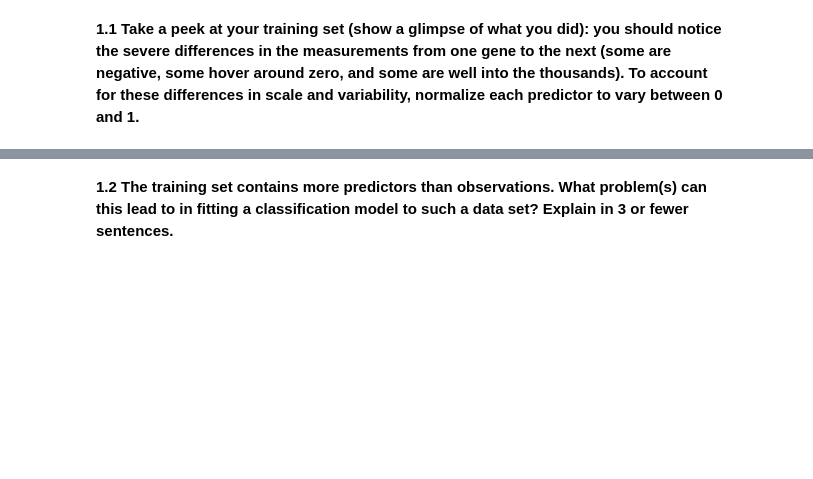
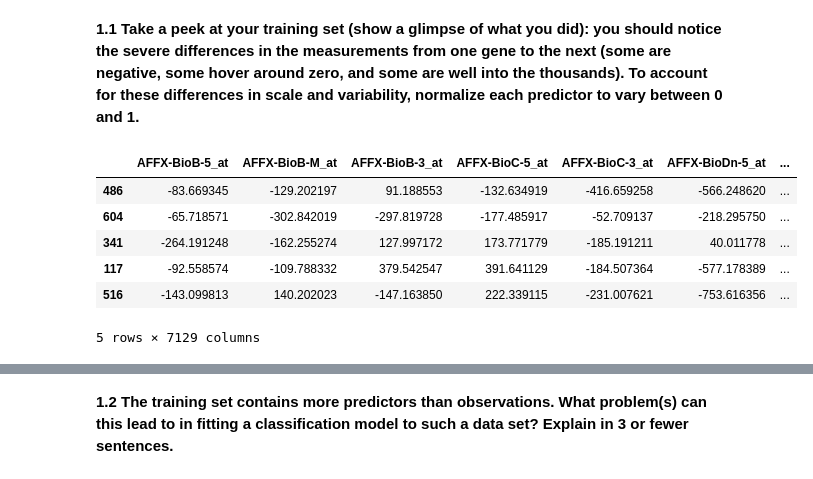
Before and after one commit to kdumontnu/2019-CS109A, a Jupyter notebook: homework/hw4/cs109a_HW4_submit.ipynb, the cells around one changed output, grey strips where cells are left out. Saved outputs shown, nothing was run; the diff lists cells and outputs as text; code cells hidden in the pictures; blank space fills up the shorter version.

```diff
--- a/homework/hw4/cs109a_HW4_submit.ipynb
+++ b/homework/hw4/cs109a_HW4_submit.ipynb
@@ -100,3 +108,12 @@ print(df.Cancer_type.value_counts(normalize=True))
 **1.1 Take a peek at your training set (show a glimpse of what you did): you should notice the severe differences in the measurements from one gene to the next (some are negative, some hover around zero, and some are well into the thousands).  To account for these differences in scale and variability, normalize each predictor to vary between 0 and 1.**
 # %%
 #your code here
+display(X_train.head(5))
+# %% [output]
+|  | AFFX-BioB-5_at | AFFX-BioB-M_at | AFFX-BioB-3_at | AFFX-BioC-5_at | AFFX-BioC-3_at | AFFX-BioDn-5_at | ... |
+| 486 | -83.669345 | -129.202197 | 91.188553 | -132.634919 | -416.659258 | -566.248620 | ... |
+| 604 | -65.718571 | -302.842019 | -297.819728 | -177.485917 | -52.709137 | -218.295750 | ... |
+| 341 | -264.191248 | -162.255274 | 127.997172 | 173.771779 | -185.191211 | 40.011778 | ... |
+| 117 | -92.558574 | -109.788332 | 379.542547 | 391.641129 | -184.507364 | -577.178389 | ... |
+| 516 | -143.099813 | 140.202023 | -147.163850 | 222.339115 | -231.007621 | -753.616356 | ... |
+5 rows × 7129 columns
```
Also changed, not shown: parts of 21 cells of this notebook.
